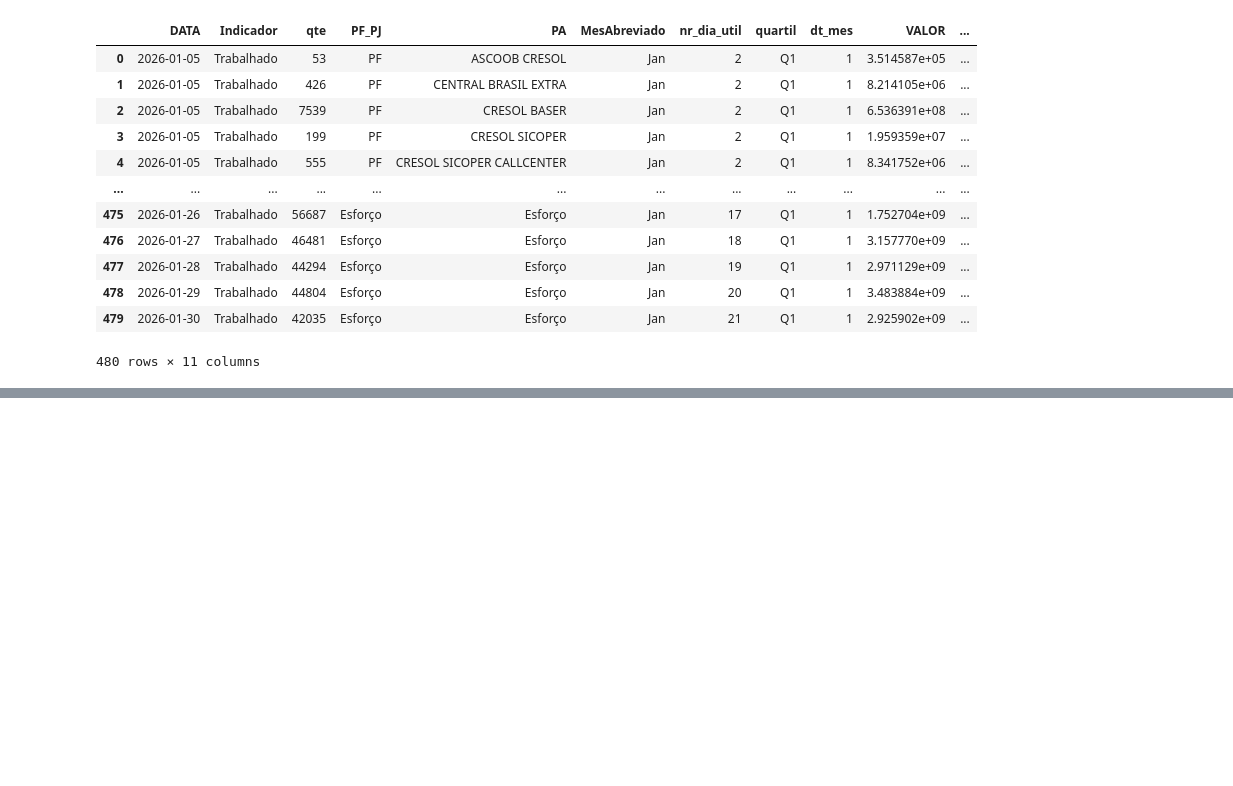
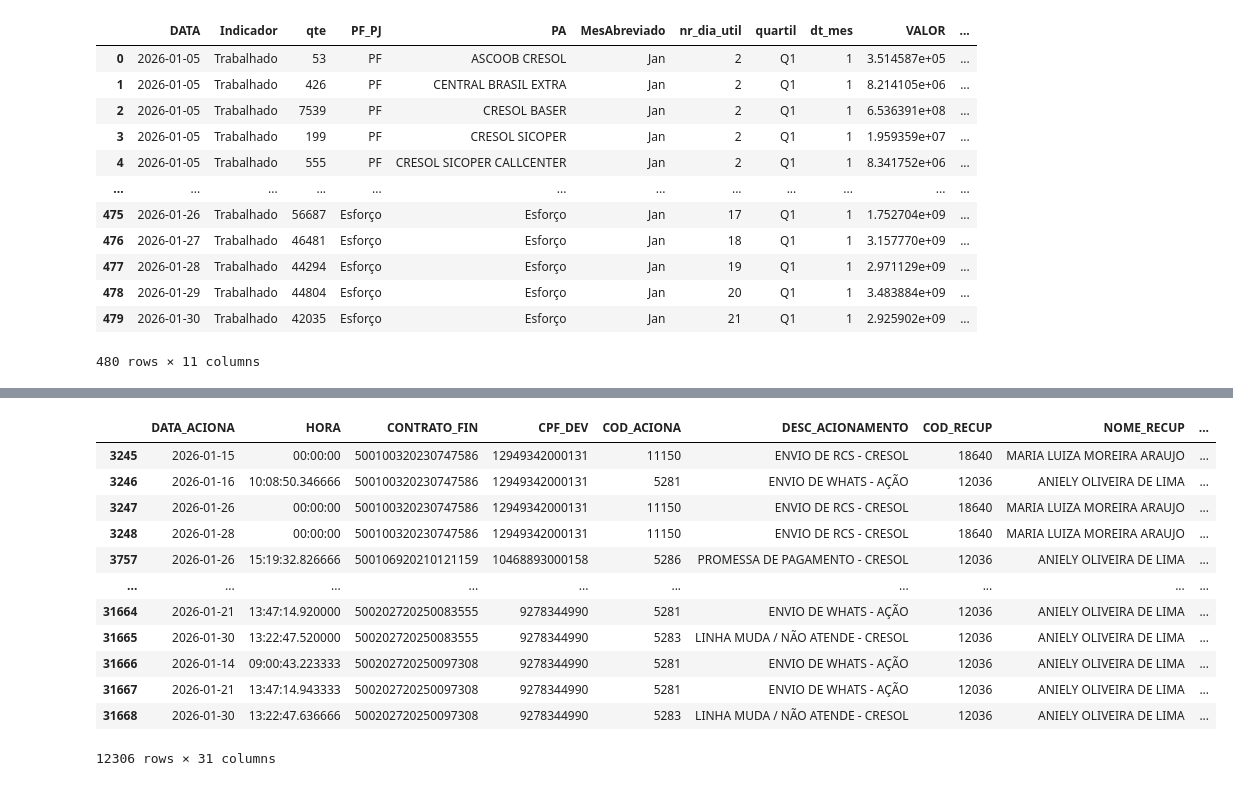
Before and after one commit to Claudiano-alves/Data-Analysis-Portfolio, a Jupyter notebook: Projects/notebooks/data_wrangling_cresol.ipynb, the cells around one changed output, grey strips where cells are left out. Saved outputs shown, nothing was run; the diff lists cells and outputs as text; code cells hidden in the pictures; blank space fills up the shorter version.

```diff
--- a/Projects/notebooks/data_wrangling_cresol.ipynb
+++ b/Projects/notebooks/data_wrangling_cresol.ipynb
@@ -239,0 +364,28 @@ df_discagens_acumulado
+# %%
+from utils.acionamentos.metricas_acumuladas import processar_acumulados_acionamentos
+from utils.acionamentos.data_processing import enriquecer_acionamentos, processar_acionamentos
+from Cresol.src.config import TRANSFORMACOES_DISCAGENS, LOG_ACIONAMENTOS, segmentacoes_extras
+
+df_acionamentos_analitico, df_acionamentos_sem_relacionamento, df_sem_descricao = processar_acionamentos(
+    df_tab_acionamentos=df_tab_acionamentos,
+    df_tabulacao_aciona=df_tabulacao_aciona,
+    df_mailing_hist=df_mailing_analitico,
+    df_dw_calendario=df_dw_calendario,
+    segmentacoes_extras=segmentacoes_extras,
+    arquivo_log=LOG_ACIONAMENTOS,
+)
+df_acionamentos_analitico
+# %% [output]
+|  | DATA_ACIONA | HORA | CONTRATO_FIN | CPF_DEV | COD_ACIONA | DESC_ACIONAMENTO | COD_RECUP | NOME_RECUP | ... |
+| 3245 | 2026-01-15 | 00:00:00 | 500100320230747586 | 12949342000131 | 11150 | ENVIO DE RCS - CRESOL | 18640 | MARIA LUIZA MOREIRA ARAUJO | ... |
+| 3246 | 2026-01-16 | 10:08:50.346666 | 500100320230747586 | 12949342000131 | 5281 | ENVIO DE WHATS - AÇÃO | 12036 | ANIELY OLIVEIRA DE LIMA | ... |
+| 3247 | 2026-01-26 | 00:00:00 | 500100320230747586 | 12949342000131 | 11150 | ENVIO DE RCS - CRESOL | 18640 | MARIA LUIZA MOREIRA ARAUJO | ... |
+| 3248 | 2026-01-28 | 00:00:00 | 500100320230747586 | 12949342000131 | 11150 | ENVIO DE RCS - CRESOL | 18640 | MARIA LUIZA MOREIRA ARAUJO | ... |
+| 3757 | 2026-01-26 | 15:19:32.826666 | 500106920210121159 | 10468893000158 | 5286 | PROMESSA DE PAGAMENTO - CRESOL | 12036 | ANIELY OLIVEIRA DE LIMA | ... |
+| ... | ... | ... | ... | ... | ... | ... | ... | ... | ... |
+| 31664 | 2026-01-21 | 13:47:14.920000 | 500202720250083555 | 9278344990 | 5281 | ENVIO DE WHATS - AÇÃO | 12036 | ANIELY OLIVEIRA DE LIMA | ... |
+| 31665 | 2026-01-30 | 13:22:47.520000 | 500202720250083555 | 9278344990 | 5283 | LINHA MUDA / NÃO ATENDE - CRESOL | 12036 | ANIELY OLIVEIRA DE LIMA | ... |
+| 31666 | 2026-01-14 | 09:00:43.223333 | 500202720250097308 | 9278344990 | 5281 | ENVIO DE WHATS - AÇÃO | 12036 | ANIELY OLIVEIRA DE LIMA | ... |
+| 31667 | 2026-01-21 | 13:47:14.943333 | 500202720250097308 | 9278344990 | 5281 | ENVIO DE WHATS - AÇÃO | 12036 | ANIELY OLIVEIRA DE LIMA | ... |
+| 31668 | 2026-01-30 | 13:22:47.636666 | 500202720250097308 | 9278344990 | 5283 | LINHA MUDA / NÃO ATENDE - CRESOL | 12036 | ANIELY OLIVEIRA DE LIMA | ... |
+12306 rows × 31 columns
```
Also changed, not shown: parts of 12 cells of this notebook, 25 other files.
